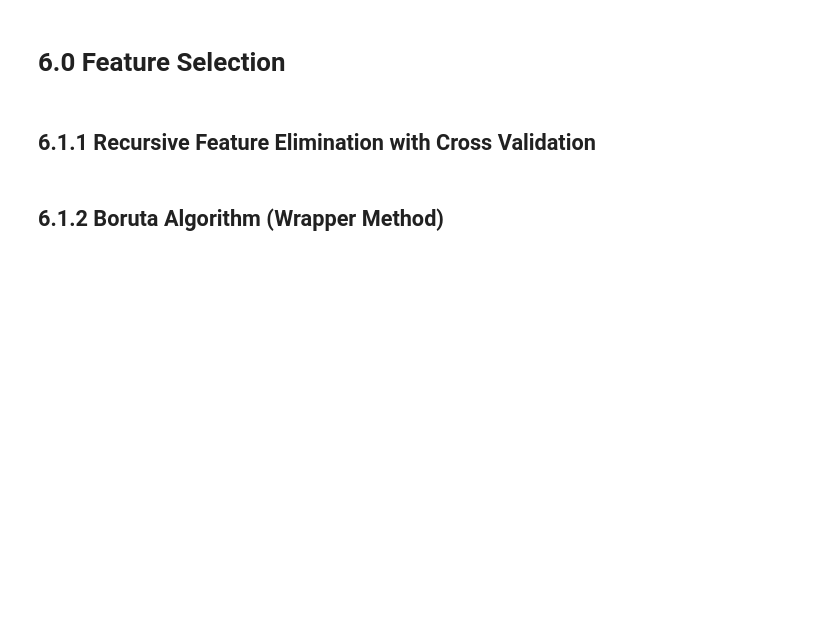
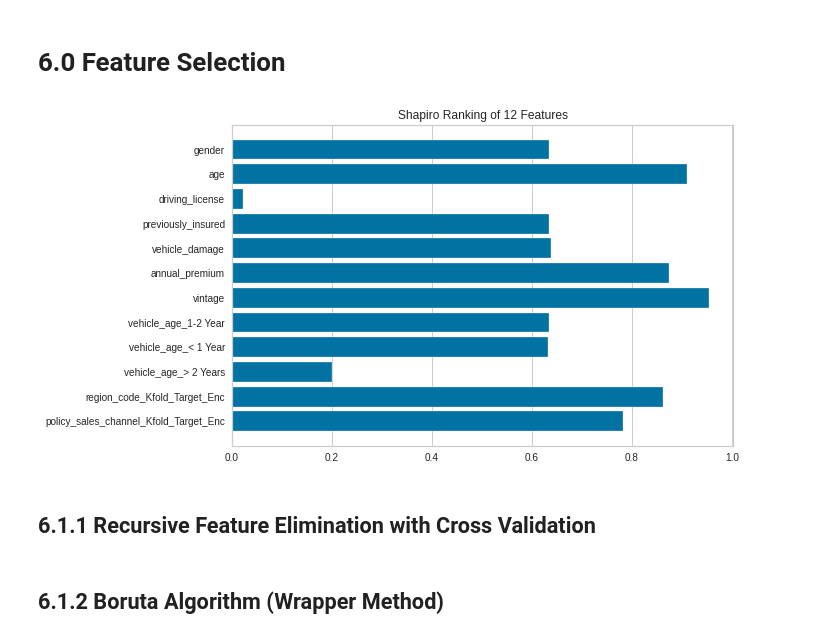
Before and after one commit to jvbfr/health_insurance_cross_sell, a Jupyter notebook: notebooks/Notebook.ipynb, the cells around one changed output. Drawn from its saved outputs; the diff is of its cells as text; code cells hidden in the pictures; blank space fills up the shorter version.

```diff
--- a/notebooks/Notebook.ipynb
+++ b/notebooks/Notebook.ipynb
@@ -536,2 +538,12 @@ dtype: int64
+# %%
+from yellowbrick.features import Rank1D
+
+visualizer = Rank1D(algorithm='shapiro')
+
+visualizer.fit(x_train_res, y_train_res)
+visualizer.transform(x_train_res)
+visualizer.show();
+# %% [output]
+[figure, added]
 # %% [markdown]
 ## 6.1.1 Recursive Feature Elimination with Cross Validation
```
Also changed, not shown: parts of 15 cells of this notebook, 1 other file.
